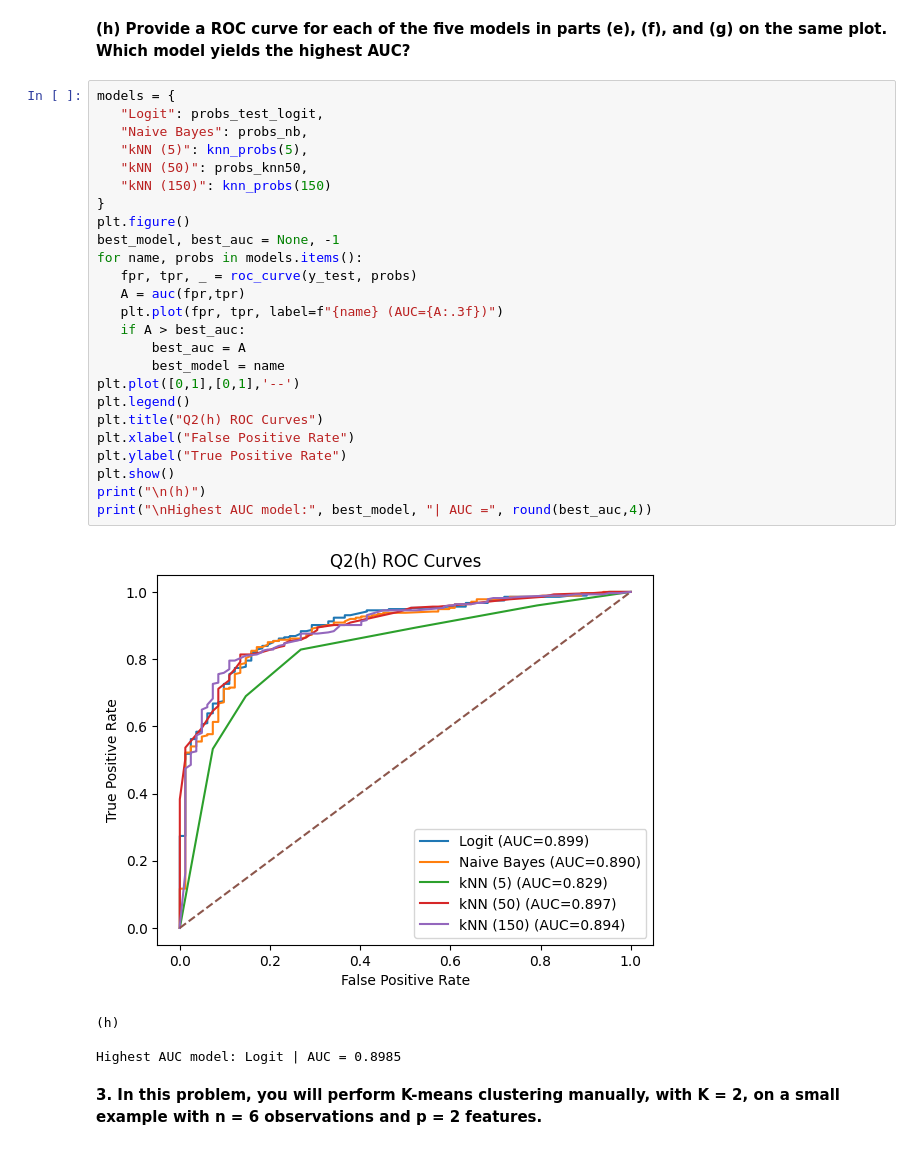
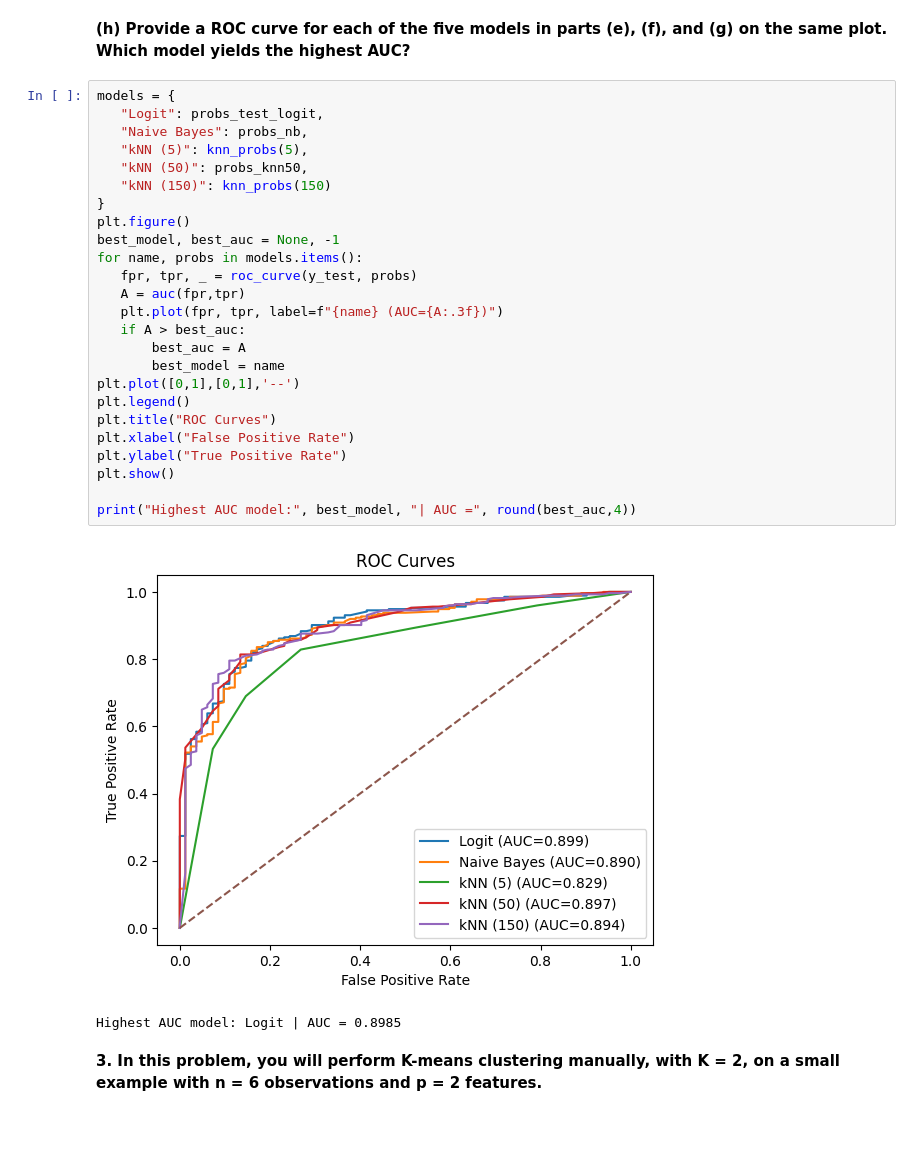
Before and after one commit to rachellecloutier/code_2600, a Jupyter notebook: homework3.ipynb, the cells around one changed output. Cells and saved outputs as stored; diff of their text form.

```diff
--- a/homework3.ipynb
+++ b/homework3.ipynb
@@ -255,32 +255,30 @@ Accuracy: 0.8315 | False Positive %: 0.2439 | False Negative %: 0.146
 # %%
 models = {
    "Logit": probs_test_logit,
    "Naive Bayes": probs_nb,
    "kNN (5)": knn_probs(5),
    "kNN (50)": probs_knn50,
    "kNN (150)": knn_probs(150)
 }
 plt.figure()
 best_model, best_auc = None, -1
 for name, probs in models.items():
    fpr, tpr, _ = roc_curve(y_test, probs)
    A = auc(fpr,tpr)
    plt.plot(fpr, tpr, label=f"{name} (AUC={A:.3f})")
    if A > best_auc:
        best_auc = A
        best_model = name
 plt.plot([0,1],[0,1],'--')
 plt.legend()
-plt.title("Q2(h) ROC Curves")
+plt.title("ROC Curves")
 plt.xlabel("False Positive Rate")
 plt.ylabel("True Positive Rate")
 plt.show()
-print("\n(h)")
-print("\nHighest AUC model:", best_model, "| AUC =", round(best_auc,4))
+
+print("Highest AUC model:", best_model, "| AUC =", round(best_auc,4))
 # %% [output]
-[figure, old version]
+[figure, new version]
-(h)
-
 Highest AUC model: Logit | AUC = 0.8985
 # %% [markdown]
 **3. In this problem, you will perform K-means clustering manually, with K = 2, on a small example with n = 6 observations and p = 2 features.**
```
Also changed, not shown: parts of 15 cells of this notebook.
